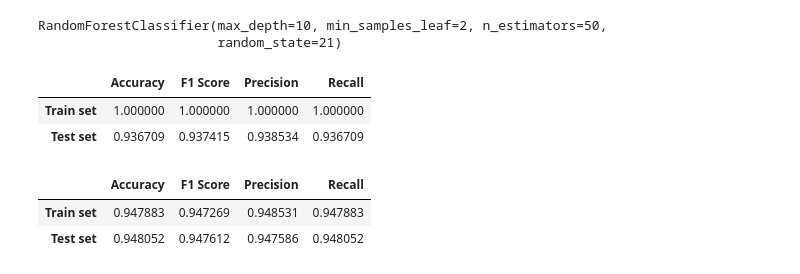
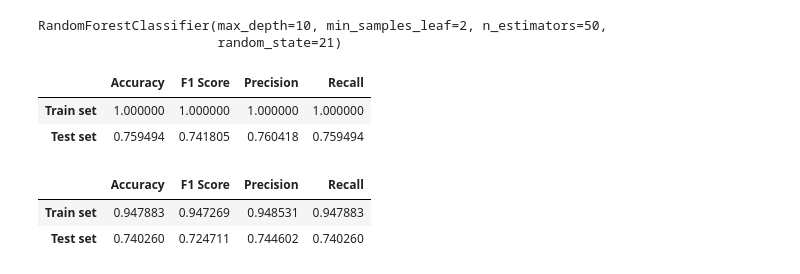
Before and after one commit to 4GeeksAcademy/pabloaznar-intro-ml, a Jupyter notebook: src/05-random-forests.ipynb, the cells around one changed output. Cells and saved outputs as stored; diff of their text form; code cells hidden in the pictures.

```diff
--- a/src/05-random-forests.ipynb
+++ b/src/05-random-forests.ipynb
@@ -204,17 +204,17 @@ y_pred_train_2_grid = grid_rf_2.predict(X_train_2)
 y_pred_test_3_grid = grid_rf_3.predict(X_test_3)
 y_pred_train_3_grid = grid_rf_3.predict(X_train_3)
 # %%
-metrics_grid_1 = get_classifier_metrics(y_pred_test_1_grid, y_pred_test_1, y_pred_train_1_grid, y_train_1, average="weighted")
+metrics_grid_1 = get_classifier_metrics(y_pred_test_1_grid, y_test_1, y_pred_train_1_grid, y_train_1, average='weighted')
 metrics_grid_1
 # %% [output]
 |  | Accuracy | F1 Score | Precision | Recall |
 | Train set | 1.000000 | 1.000000 | 1.000000 | 1.000000 |
-| Test set | 0.936709 | 0.937415 | 0.938534 | 0.936709 |
+| Test set | 0.759494 | 0.741805 | 0.760418 | 0.759494 |
 # %%
-metrics_grid_2 = get_classifier_metrics(y_pred_test_2_grid, y_pred_test_2, y_pred_train_2_grid, y_train_2, average="weighted")
+metrics_grid_2 = get_classifier_metrics(y_pred_test_2_grid, y_test_2, y_pred_train_2_grid, y_train_2, average='weighted')
 metrics_grid_2
 # %% [output]
 |  | Accuracy | F1 Score | Precision | Recall |
 | Train set | 0.947883 | 0.947269 | 0.948531 | 0.947883 |
-| Test set | 0.948052 | 0.947612 | 0.947586 | 0.948052 |
+| Test set | 0.740260 | 0.724711 | 0.744602 | 0.740260 |
 # %%
```
Also changed, not shown: parts of 5 cells of this notebook, 1 other file.
